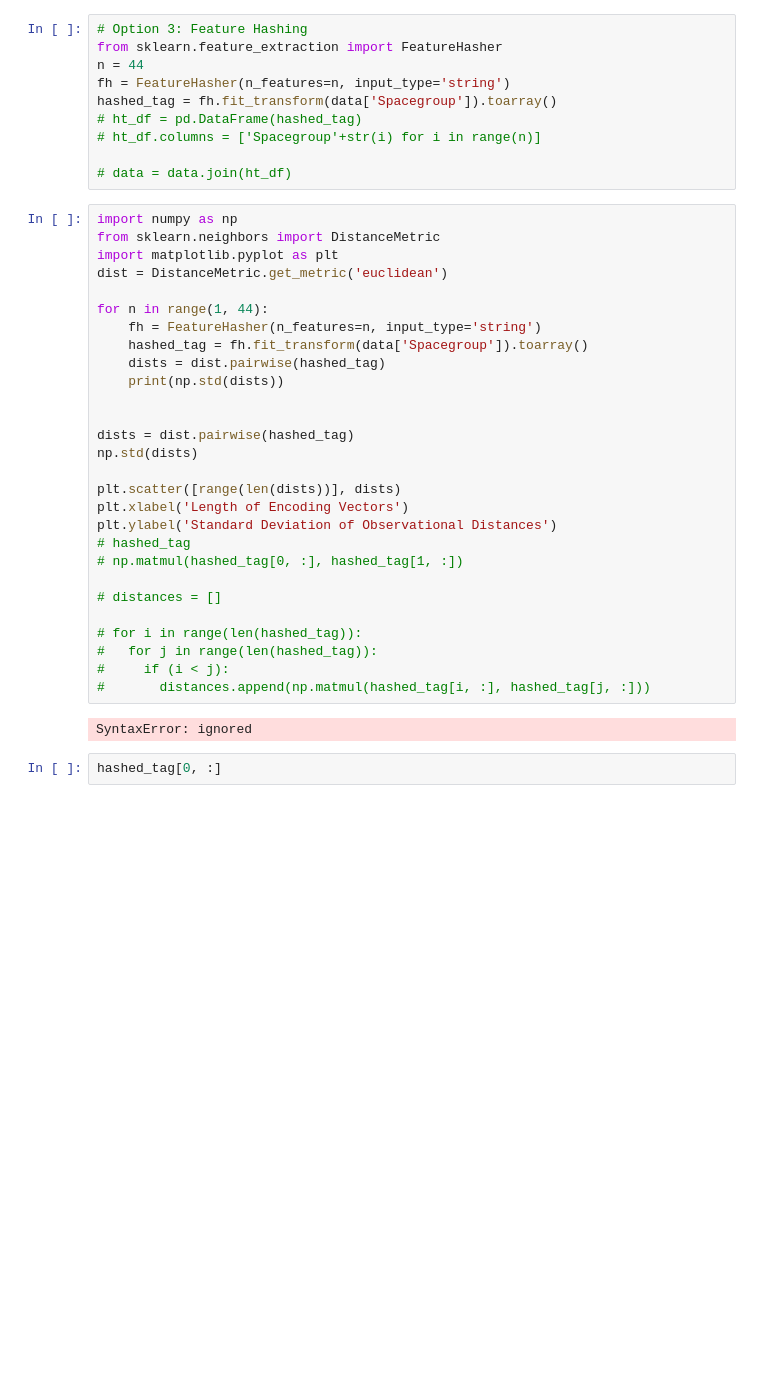
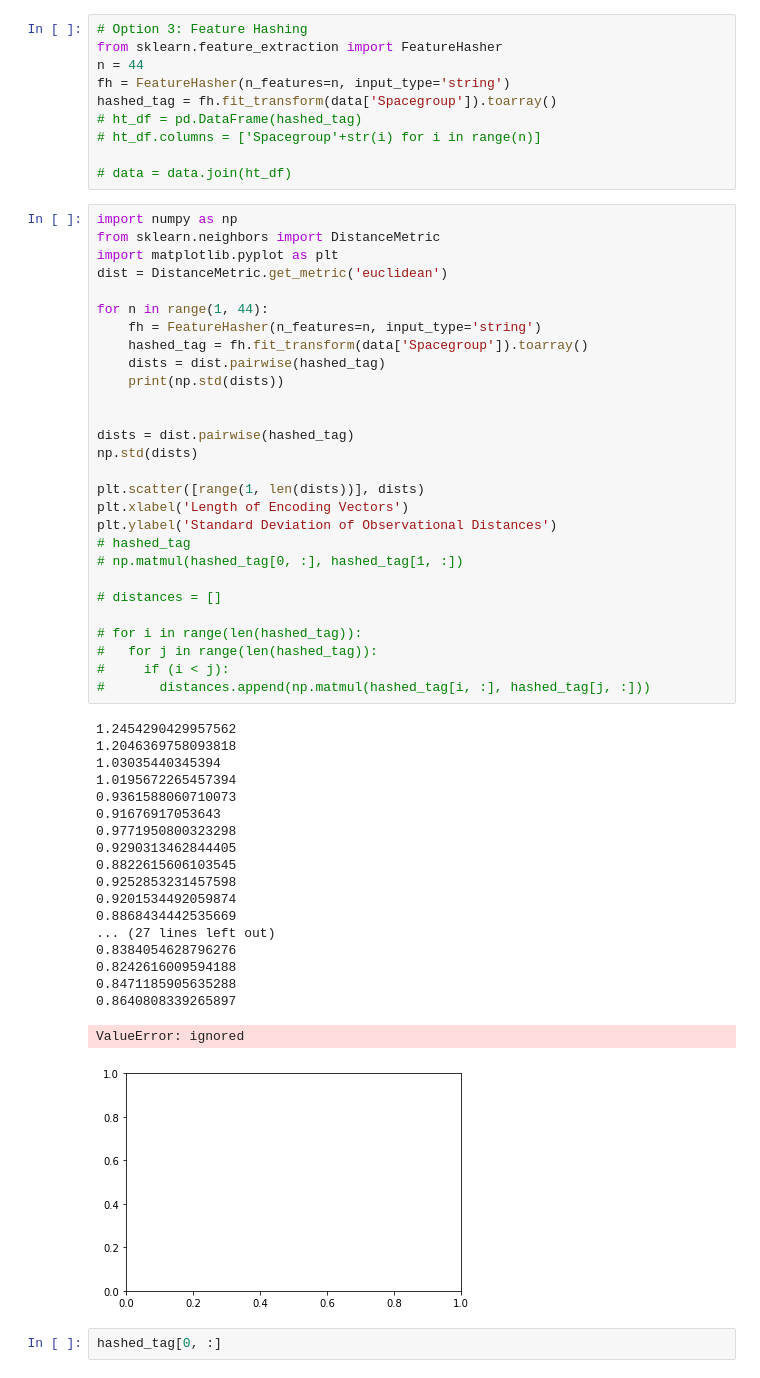
Before and after one commit to jakerhodes/PIC-Math-Workshop-on-Data-Science-2022, a Jupyter notebook: CaseStudy_2_Classification.ipynb, the cells around one changed output. Drawn from its saved outputs; the diff is of its cells as text; blank space fills up the shorter version.

```diff
--- a/CaseStudy_2_Classification.ipynb
+++ b/CaseStudy_2_Classification.ipynb
@@ -506,33 +506,51 @@ hashed_tag = fh.fit_transform(data['Spacegroup']).toarray()
 # %%
 import numpy as np
 from sklearn.neighbors import DistanceMetric
 import matplotlib.pyplot as plt
 dist = DistanceMetric.get_metric('euclidean')
 
 for n in range(1, 44):
     fh = FeatureHasher(n_features=n, input_type='string')
     hashed_tag = fh.fit_transform(data['Spacegroup']).toarray()
     dists = dist.pairwise(hashed_tag)
     print(np.std(dists))
 
 
 dists = dist.pairwise(hashed_tag)
 np.std(dists)
 
-plt.scatter([range(len(dists))], dists)
+plt.scatter([range(1, len(dists))], dists)
 plt.xlabel('Length of Encoding Vectors')
 plt.ylabel('Standard Deviation of Observational Distances')
 # hashed_tag
 # np.matmul(hashed_tag[0, :], hashed_tag[1, :])
 
 # distances = []
 
 # for i in range(len(hashed_tag)):
 #   for j in range(len(hashed_tag)):
 #     if (i < j):
 #       distances.append(np.matmul(hashed_tag[i, :], hashed_tag[j, :]))
 # %% [output]
-SyntaxError: ignored
+1.2454290429957562
+1.2046369758093818
+1.03035440345394
+1.0195672265457394
+0.9361588060710073
+0.91676917053643
+0.9771950800323298
+0.9290313462844405
+0.8822615606103545
+0.9252853231457598
+0.9201534492059874
+0.8868434442535669
+... (27 lines left out)
+0.8384054628796276
+0.8242616009594188
+0.8471185905635288
+0.8640808339265897
+ValueError: ignored
+[figure, added]
 # %%
 hashed_tag[0, :]
 # %% [output]
```
